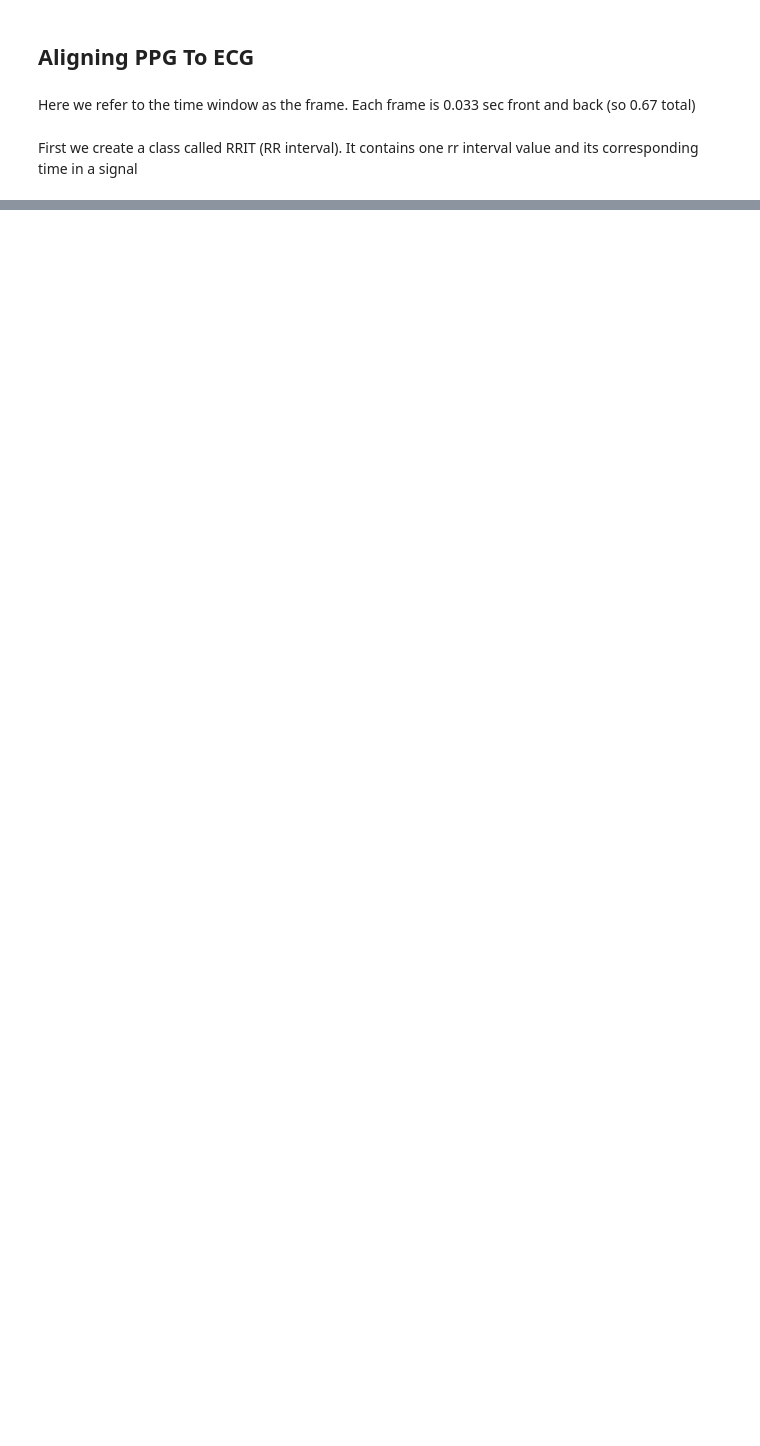
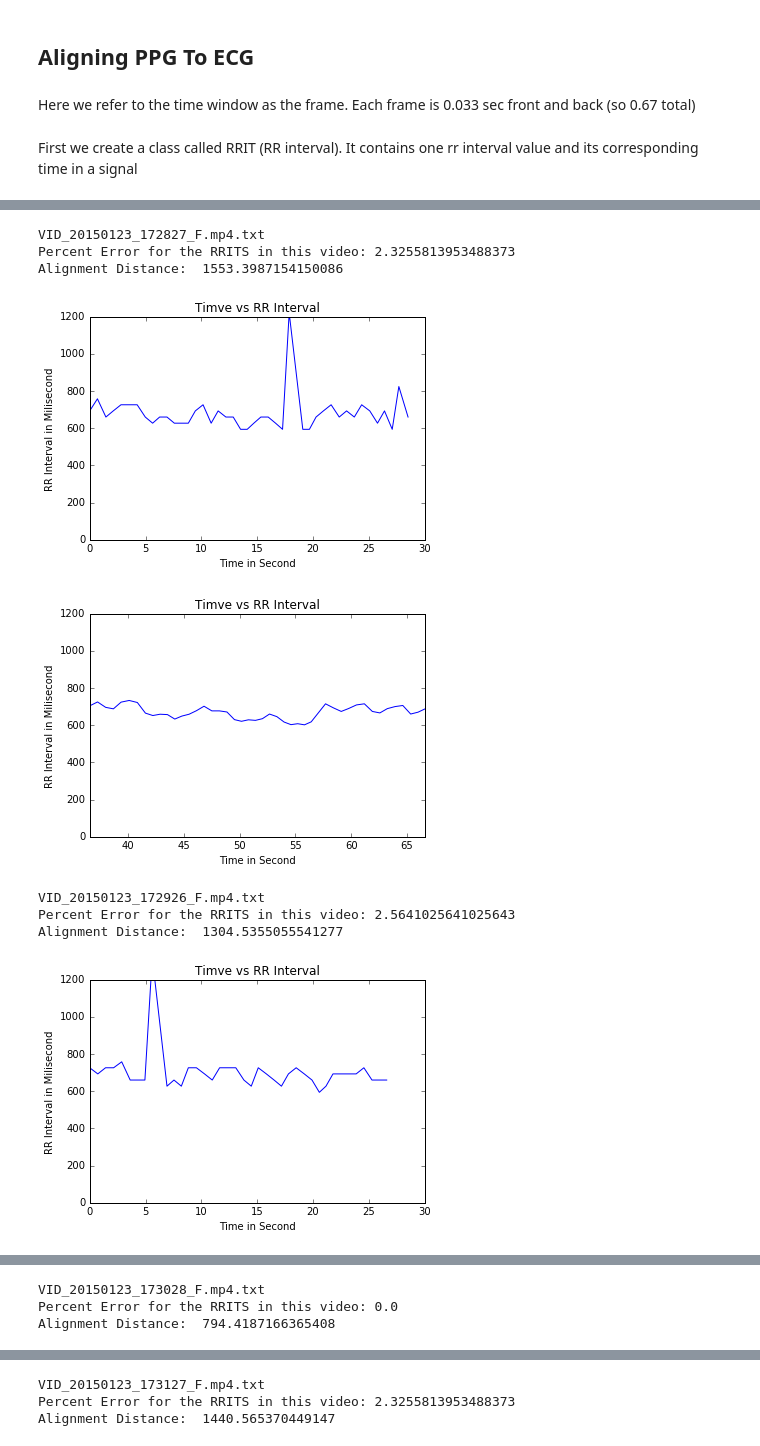
Before and after one commit to monghimng/map, a Jupyter notebook: 2016-04-08AlignPPGToECG.ipynb, the cells around one changed output, grey strips where cells are left out. Drawn from its saved outputs; the diff is of its cells as text; code cells hidden in the pictures; blank space fills up the shorter version.

```diff
--- a/2016-04-08AlignPPGToECG.ipynb
+++ b/2016-04-08AlignPPGToECG.ipynb
@@ -230,0 +345,32 @@ plt.show()
+# %%
+for alignment in ecg2Result:
+    time = alignment[0]
+    distance = alignment[1]
+    ppgRRITSignal = alignment[2]
+    print(os.path.basename(ppgRRITSignal.name))
+    print('Percent Error for the RRITS in this video:', ppgRRITSignal.percentError)
+    print('Alignment Distance: ', distance)
+    plt.plot(ppgRRITSignal.getTimeList(), ppgRRITSignal.getRRITList())
+    plt.xlabel('Time in Second')
+    plt.ylabel('RR Interval in Milisecond')
+    plt.title('Timve vs RR Interval')
+    plt.xlim(0,30)
+    plt.ylim(0, 1200)
+    plt.show()
+    plt.plot(ecg2TimeList, ecg2RRITList)
+    plt.xlabel('Time in Second')
+    plt.ylabel('RR Interval in Milisecond')
+    plt.title('Timve vs RR Interval')
+    plt.xlim(time, time+30)
+    plt.ylim(0, 1200)
+    plt.show()
+# %% [output]
+VID_20150123_172827_F.mp4.txt
+Percent Error for the RRITS in this video: 2.3255813953488373
+Alignment Distance:  1553.3987154150086
+[figure, added]
+[figure, added]
+VID_20150123_172926_F.mp4.txt
+Percent Error for the RRITS in this video: 2.5641025641025643
+Alignment Distance:  1304.5355055541277
+[figure, added]
@@ -230,0 +378,3 @@ plt.show()
+VID_20150123_173028_F.mp4.txt
+Percent Error for the RRITS in this video: 0.0
+Alignment Distance:  794.4187166365408
@@ -230,0 +383,3 @@ plt.show()
+VID_20150123_173127_F.mp4.txt
+Percent Error for the RRITS in this video: 2.3255813953488373
+Alignment Distance:  1440.565370449147
```
Also changed, not shown: parts of 24 cells of this notebook, 1 other file.
